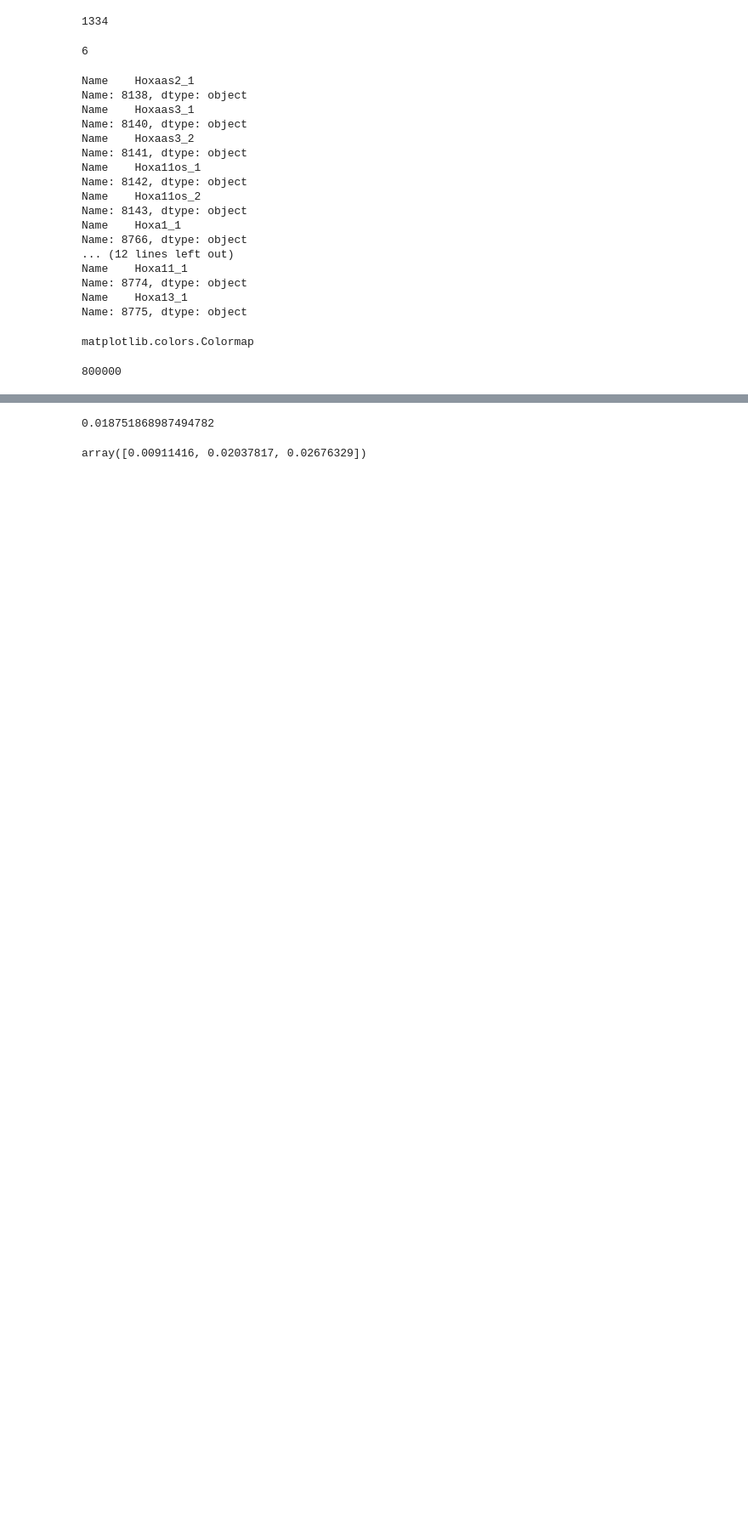
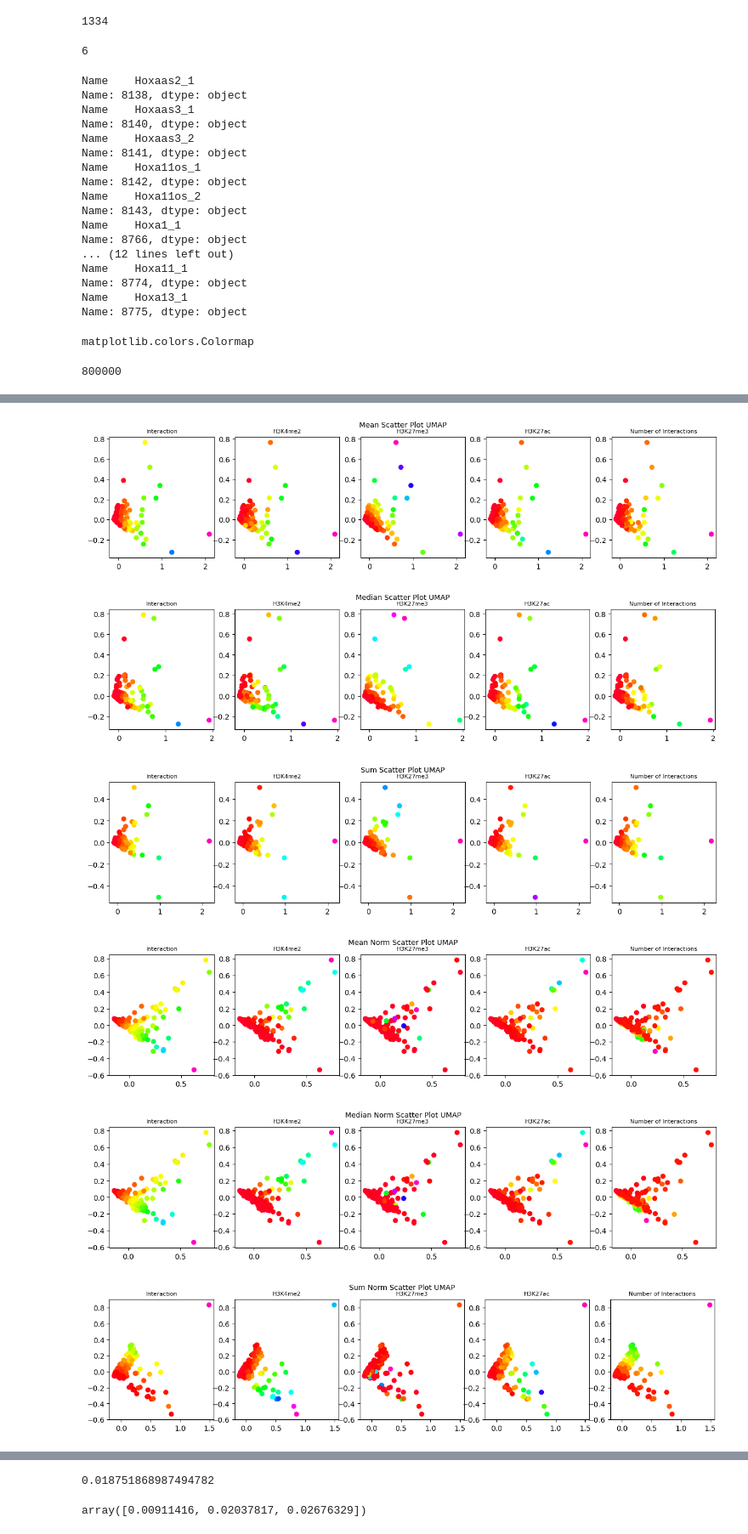
Before and after one commit to joachimwolff/Epigenetic-Graph-Analyzer, a Jupyter notebook: createInteractionsCoolerFormat.ipynb, the cells around one changed output, grey strips where cells are left out. Shown at 85% size. Drawn from its saved outputs; the diff is of its cells as text; code cells hidden in the pictures; blank space fills up the shorter version.

Commit message:
Adding plots to investigate potential clusters via PCA and UMAP. Add of different normalization strategies of the community matrix

```diff
--- a/createInteractionsCoolerFormat.ipynb
+++ b/createInteractionsCoolerFormat.ipynb
@@ -215,4 +219,4 @@ for file_path in [path_histones_H3K3me2, path_histones_H3K27me3, path_histones_H
         value = bw.stats(chromosome, start, end)
         histone_matrix[sample_bin, interaction_bin] = value[0]
 
-    list_of_histones.append(histone_matrix)
+    list_of_histones.append(histone_matrix.tocsr())
@@ -253,0 +299,11 @@ KeyboardInterrupt:
+# %%
+community_matrix_mean_normalized = community_matrix_mean / elements_per_community[:, np.newaxis]
+community_matrix_median_normalized = community_matrix_median / elements_per_community[:, np.newaxis]
+community_matrix_sum_normalized = community_matrix_sum / elements_per_community[:, np.newaxis]
+# %%
+community_matrix_mean = scaler.fit_transform(community_matrix_mean[np.any(community_matrix_mean != 0, axis=1)])
+community_matrix_median = scaler.fit_transform(community_matrix_median[np.any(community_matrix_median != 0, axis=1)])
+community_matrix_sum = scaler.fit_transform(community_matrix_sum[np.any(community_matrix_sum != 0, axis=1)])
+community_matrix_mean_normalized = scaler.fit_transform(community_matrix_mean_normalized[np.any(community_matrix_mean_normalized != 0, axis=1)])
+community_matrix_median_normalized = scaler.fit_transform(community_matrix_median_normalized[np.any(community_matrix_median_normalized != 0, axis=1)])
+community_matrix_sum_normalized = scaler.fit_transform(community_matrix_sum_normalized[np.any(community_matrix_sum_normalized != 0, axis=1)])
@@ -253,0 +342,60 @@ KeyboardInterrupt:
+# %%
+pca1_mean, pca2_mean = skd.PCA(n_components=2).fit_transform(community_matrix_mean).T
+pca1_median, pca2_median = skd.PCA(n_components=2).fit_transform(community_matrix_median).T
+pca1_sum, pca2_sum = skd.PCA(n_components=2).fit_transform(community_matrix_sum).T
+pca1_mean_norm, pca2_mean_norm = skd.PCA(n_components=2).fit_transform(community_matrix_mean_normalized).T
+pca1_median_norm, pca2_median_norm = skd.PCA(n_components=2).fit_transform(community_matrix_median_normalized).T
+pca1_sum_norm, pca2_sum_norm = skd.PCA(n_components=2).fit_transform(community_matrix_sum_normalized).T
+# %%
+# plt.scatter(pca1_mean, pca2_mean, c=range(len(pca1_mean)), cmap='tab20')
+# plt.title("Mean Scatter Plot")
+# plt.show()
+
+# plt.scatter(pca1_median, pca2_median, c=range(len(pca1_median)), cmap='tab20')
+# plt.title("Median Scatter Plot")
+# plt.show()
+
+# plt.scatter(pca1_sum, pca2_sum, c=range(len(pca1_sum)), cmap='tab20')
+# plt.title("Sum Scatter Plot")
+# plt.show()
+
+# plt.scatter(pca1_mean_norm, pca2_mean_norm, c=range(len(pca1_mean_norm)), cmap='tab20')
+# plt.title("Mean Norm Scatter Plot")
+# plt.show()
+
+# plt.scatter(pca1_median_norm, pca2_median_norm, c=range(len(pca1_median_norm)), cmap='tab20')
+# plt.title("Median Norm Scatter Plot")
+# plt.show()
+
+# plt.scatter(pca1_sum_norm, pca2_sum_norm, c=range(len(pca1_sum_norm)), cmap='tab20')
+# plt.title("Sum Norm Scatter Plot")
+# plt.show()
+
+
+list_of_titles = ["Interaction", "H3K4me2", "H3K27me3", "H3K27ac", "Number of Interactions"]
+list_of_colorings = [community_matrix_mean[:, 0], community_matrix_mean[:, 1], community_matrix_mean[:, 2], community_matrix_mean[:, 3], community_matrix_mean[:, 4]]
+
+plotEmbedding([pca1_mean, pca2_mean], list_of_titles, list_of_colorings, "Mean Scatter Plot UMAP")
+
+list_of_colorings = [community_matrix_median[:, 0], community_matrix_median[:, 1], community_matrix_median[:, 2], community_matrix_median[:, 3], community_matrix_median[:, 4]]
+plotEmbedding([pca1_median, pca2_median], list_of_titles, list_of_colorings, "Median Scatter Plot UMAP")
+
+list_of_colorings = [community_matrix_sum[:, 0], community_matrix_sum[:, 1], community_matrix_sum[:, 2], community_matrix_sum[:, 3], community_matrix_sum[:, 4]]
+plotEmbedding([pca1_sum, pca2_sum], list_of_titles, list_of_colorings, "Sum Scatter Plot UMAP")
+
+list_of_colorings = [community_matrix_mean_normalized[:, 0], community_matrix_mean_normalized[:, 1], community_matrix_mean_normalized[:, 2], community_matrix_mean_normalized[:, 3], community_matrix_mean_normalized[:, 4]]
+
+plotEmbedding([pca1_mean_norm, pca2_mean_norm], list_of_titles, list_of_colorings, "Mean Norm Scatter Plot UMAP")
+
+list_of_colorings = [community_matrix_median_normalized[:, 0], community_matrix_median_normalized[:, 1], community_matrix_median_normalized[:, 2], community_matrix_median_normalized[:, 3], community_matrix_median_normalized[:, 4]]
+plotEmbedding([pca1_median_norm, pca2_median_norm], list_of_titles, list_of_colorings, "Median Norm Scatter Plot UMAP")
+
+list_of_colorings = [community_matrix_sum_normalized[:, 0], community_matrix_sum_normalized[:, 1], community_matrix_sum_normalized[:, 2], community_matrix_sum_normalized[:, 3], community_matrix_sum_normalized[:, 4]]
+plotEmbedding([pca1_sum_norm, pca2_sum_norm], list_of_titles, list_of_colorings, "Sum Norm Scatter Plot UMAP")
+# %% [output]
+[figure, added]
+[figure, added]
+[figure, added]
+[figure, added]
+[figure, added]
+[figure, added]
```
Also changed, not shown: parts of 26 cells of this notebook.
